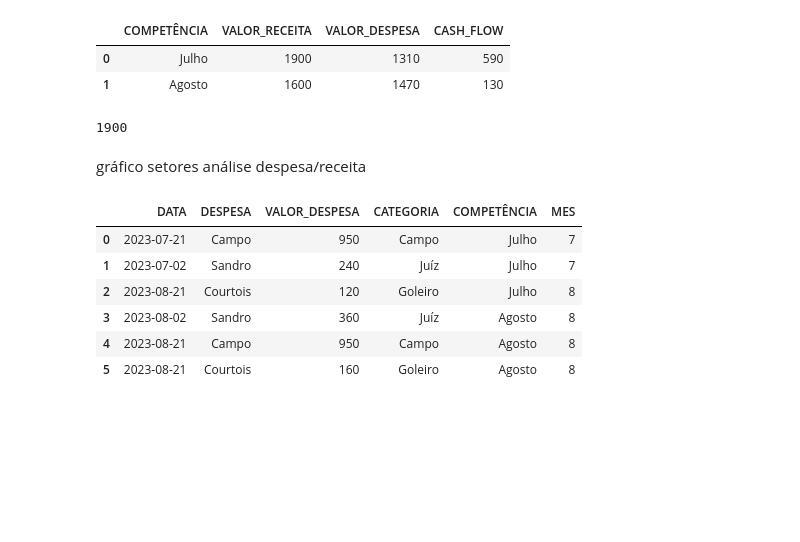
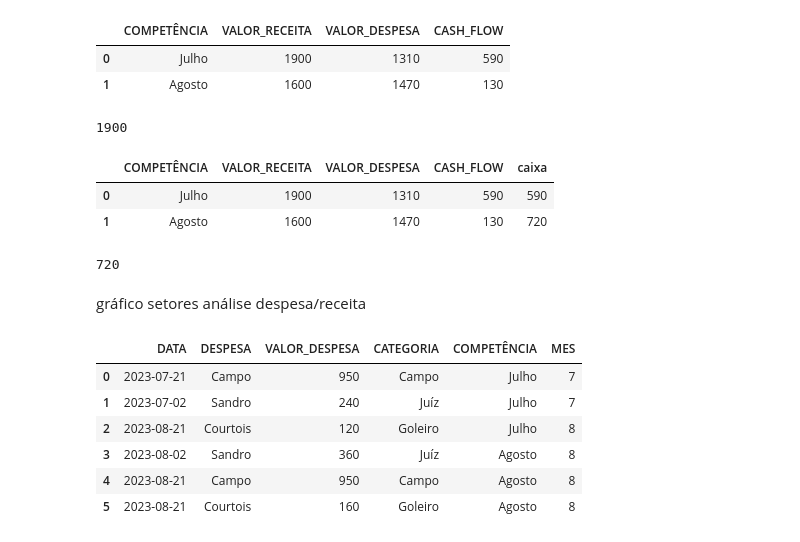
Before and after one commit to talesaraujoc/mrleague_dashboard_controle_financeiro, a Jupyter notebook: notebook.ipynb, the cells around one changed output. Cells and saved outputs as stored; diff of their text form; code cells hidden in the pictures; blank space fills up the shorter version.

```diff
--- a/notebook.ipynb
+++ b/notebook.ipynb
@@ -145,6 +145,16 @@ jan_receita
 1900
 # %%
 df_year_cashflow['caixa'] = df_year_cashflow['CASH_FLOW'].cumsum()
+# %%
+df_year_cashflow
+# %% [output]
+|  | COMPETÊNCIA | VALOR_RECEITA | VALOR_DESPESA | CASH_FLOW | caixa |
+| 0 | Julho | 1900 | 1310 | 590 | 590 |
+| 1 | Agosto | 1600 | 1470 | 130 | 720 |
+# %%
+df_year_cashflow['caixa'].iloc[-1]
+# %% [output]
+720
 # %%
 fig_year_cashflow = go.Figure(data=go.Bar(x=df_year_cashflow.index, y=df_year_cashflow['CASH_FLOW']))
 
```
Also changed, not shown: 1 other file.
